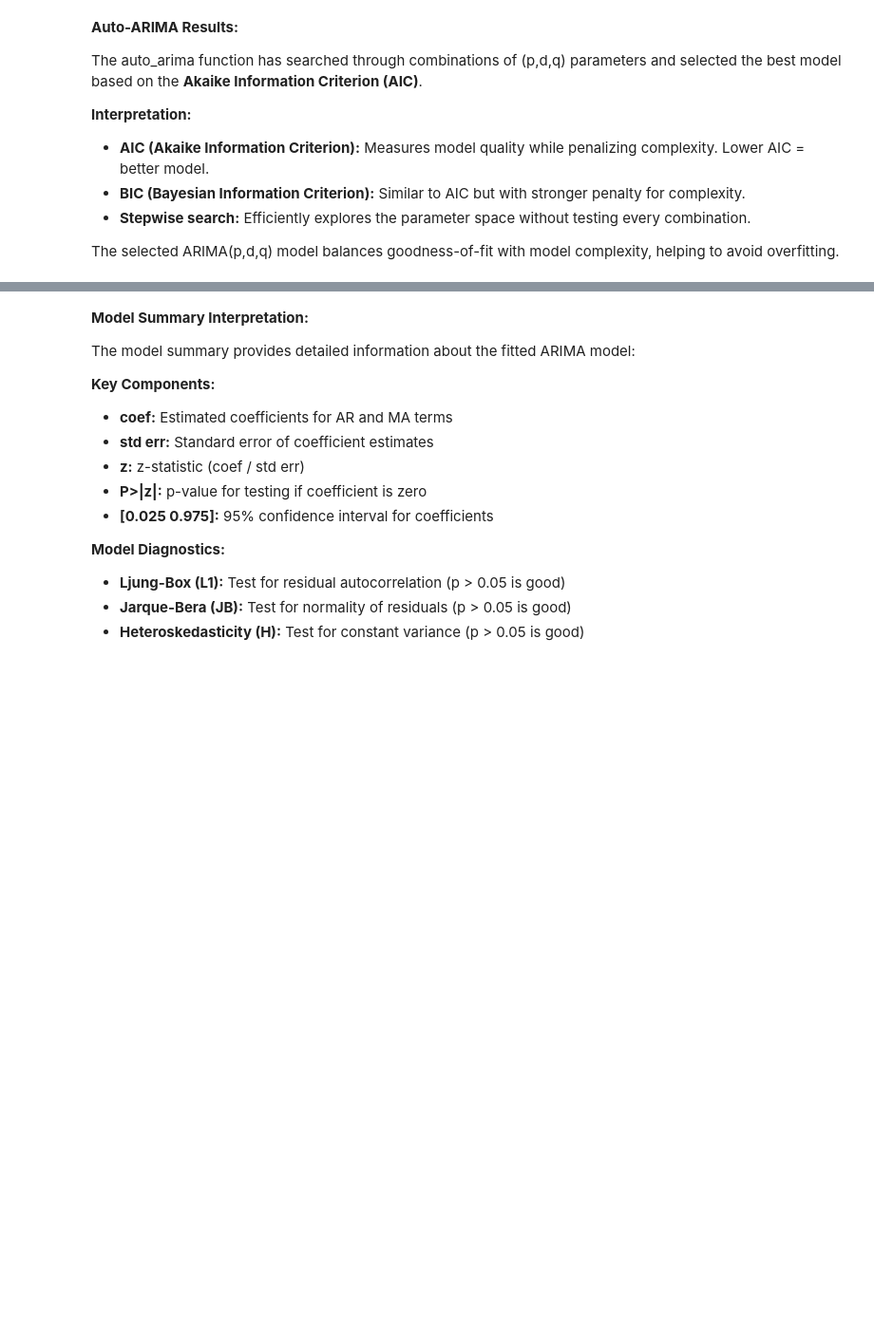
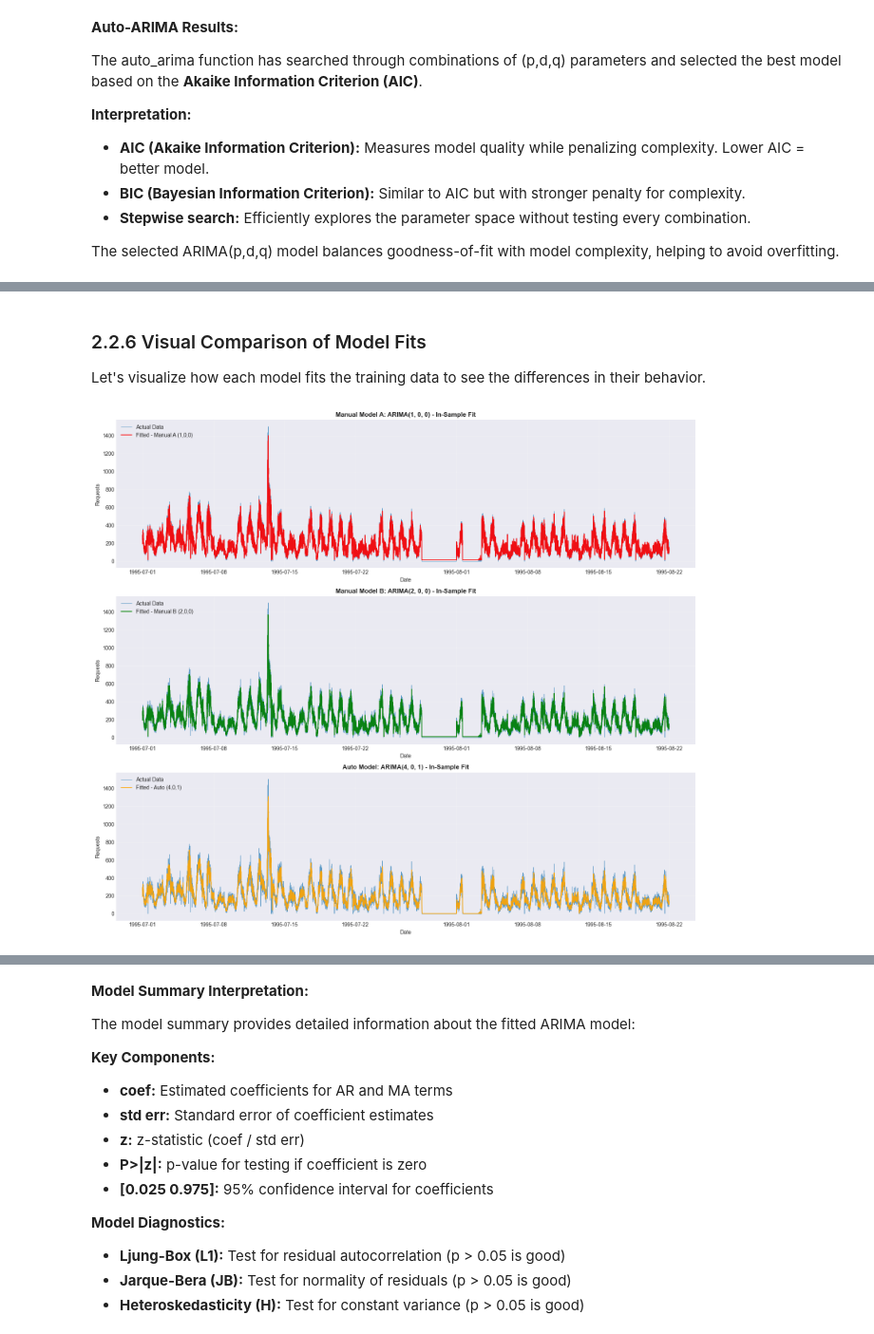
Before and after one commit to phamducuong05/Autoscaling-Analysis, a Jupyter notebook: notebooks/experimental/arima_model.ipynb, the cells around one changed output, grey strips where cells are left out. Shown at 95% size. Saved outputs shown, nothing was run; the diff lists cells and outputs as text; code cells hidden in the pictures; blank space fills up the shorter version.

```diff
--- a/notebooks/experimental/arima_model.ipynb
+++ b/notebooks/experimental/arima_model.ipynb
@@ -706,0 +1122,45 @@ Now we'll fit the ARIMA model using the optimal parameters found by auto_arima.
+# %% [markdown]
+### 2.2.6 Visual Comparison of Model Fits
+
+Let's visualize how each model fits the training data to see the differences in their behavior.
+# %%
+# Create comparison plot
+fig, axes = plt.subplots(3, 1, figsize=(16, 14))
+
+# Plot 1: Manual Model A
+axes[0].plot(train_data.index, train_data, label='Actual Data',
+             color='#1f77b4', linewidth=0.8, alpha=0.7)
+axes[0].plot(fitted_manual_a_values.index, fitted_manual_a_values,
+             label='Fitted - Manual A (1,0,0)', color='red', linewidth=1.5, alpha=0.9)
+axes[0].set_title('Manual Model A: ARIMA(1, 0, 0) - In-Sample Fit', fontsize=12, fontweight='bold')
+axes[0].set_xlabel('Date', fontsize=10)
+axes[0].set_ylabel('Requests', fontsize=10)
+axes[0].legend(loc='upper left')
+axes[0].grid(True, alpha=0.3)
+
+# Plot 2: Manual Model B
+axes[1].plot(train_data.index, train_data, label='Actual Data',
+             color='#1f77b4', linewidth=0.8, alpha=0.7)
+axes[1].plot(fitted_manual_b_values.index, fitted_manual_b_values,
+             label='Fitted - Manual B (2,0,0)', color='green', linewidth=1.5, alpha=0.9)
+axes[1].set_title('Manual Model B: ARIMA(2, 0, 0) - In-Sample Fit', fontsize=12, fontweight='bold')
+axes[1].set_xlabel('Date', fontsize=10)
+axes[1].set_ylabel('Requests', fontsize=10)
+axes[1].legend(loc='upper left')
+axes[1].grid(True, alpha=0.3)
+
+# Plot 3: Auto Model
+axes[2].plot(train_data.index, train_data, label='Actual Data',
+             color='#1f77b4', linewidth=0.8, alpha=0.7)
+axes[2].plot(fitted_auto.index, fitted_auto,
+             label=f'Fitted - Auto ({p},{d_optimal},{q})', color='orange', linewidth=1.5, alpha=0.9)
+axes[2].set_title(f'Auto Model: ARIMA({p}, {d_optimal}, {q}) - In-Sample Fit', fontsize=12, fontweight='bold')
+axes[2].set_xlabel('Date', fontsize=10)
+axes[2].set_ylabel('Requests', fontsize=10)
+axes[2].legend(loc='upper left')
+axes[2].grid(True, alpha=0.3)
+
+plt.tight_layout()
+plt.show()
+# %% [output]
+[figure, added]
```
Also changed, not shown: parts of 36 cells of this notebook, 1 other file.
